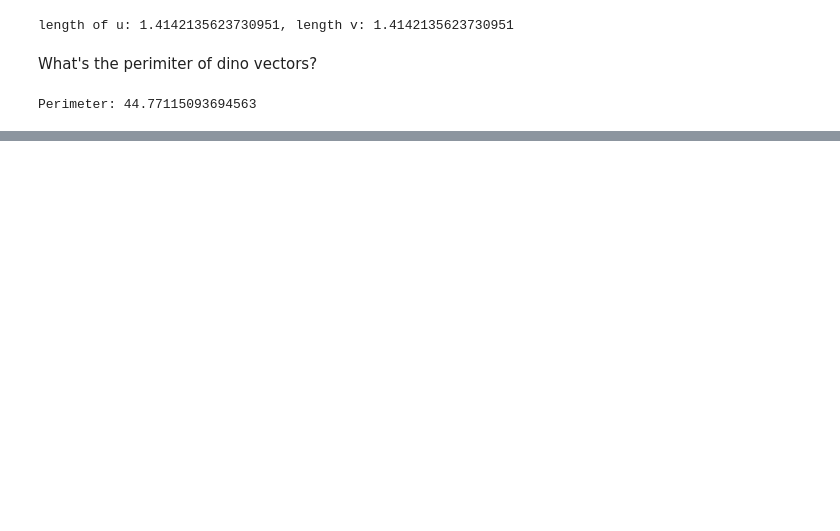
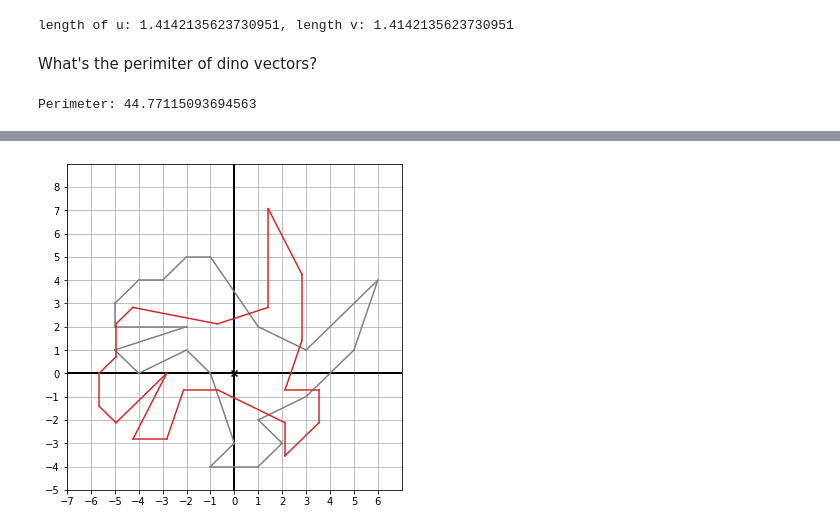
Before and after one commit to bmoretz/Quantitative-Development, a Jupyter notebook: notebooks/simple_vectors.ipynb, the cells around one changed output, grey strips where cells are left out. Saved outputs shown, nothing was run; the diff lists cells and outputs as text; code cells hidden in the pictures; blank space fills up the shorter version.

```diff
--- a/notebooks/simple_vectors.ipynb
+++ b/notebooks/simple_vectors.ipynb
@@ -168,0 +248,12 @@ Perimeter: 44.77115093694563
+# %%
+rotation_angle = pi/4
+dino_rotated = [v.to_polar() for v in dino_vectors]
+dino_rotated_polar = [Vector(v.x, v.y + rotation_angle) for v in dino_polar]
+dino_rotated = [v.to_cartesian() for v in dino_rotated_polar]
+
+draw_shapes(
+    Polygon(*dino_vectors, color=Color.Gray),
+    Polygon(*dino_rotated, color=Color.Red),
+    save_as=f'{figs_dir}dino_rotated_01.png')
+# %% [output]
+[figure, added]
```
Also changed, not shown: parts of 12 cells of this notebook, 10 other files.
